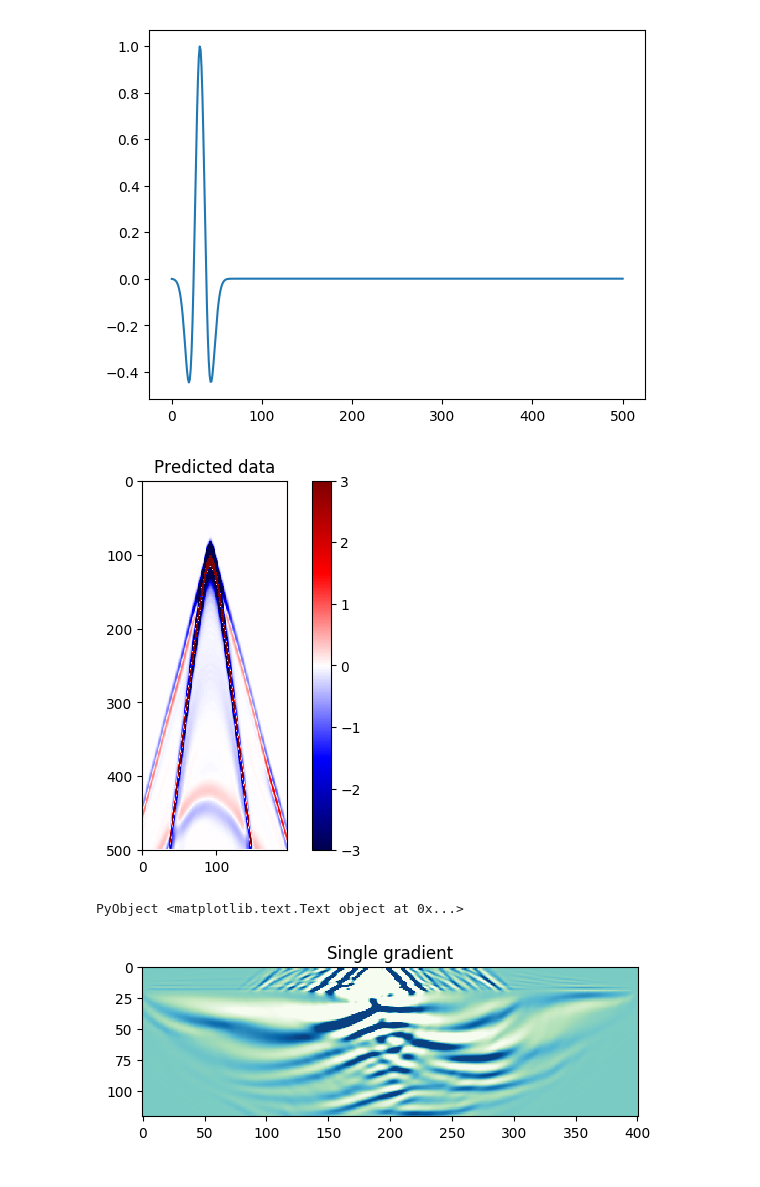
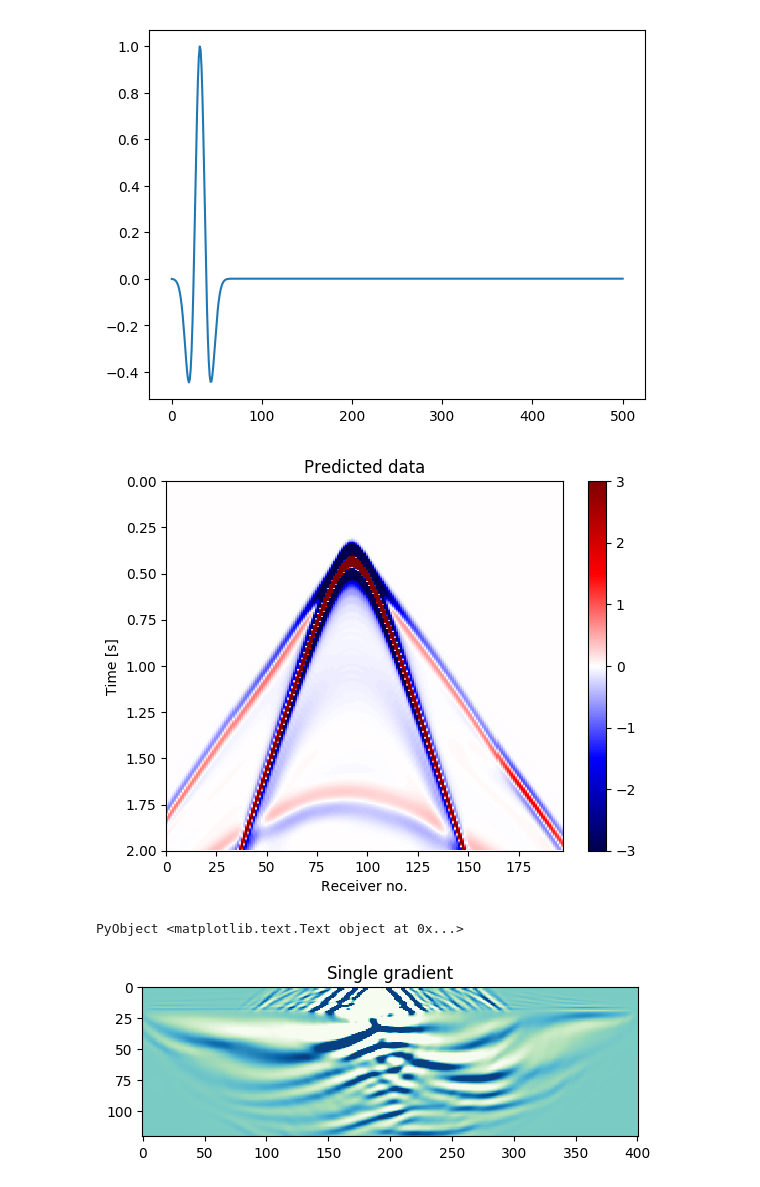
Before and after one commit to seg/tutorials-2018, a Jupyter notebook: 1802_FWI_Inversion/Notebook/full_waveform_inversion.ipynb, the cells around one changed output. Cells and saved outputs as stored; diff of their text form; code cells hidden in the pictures.

```diff
--- a/1802_FWI_Inversion/Notebook/full_waveform_inversion.ipynb
+++ b/1802_FWI_Inversion/Notebook/full_waveform_inversion.ipynb
@@ -19,5 +19,7 @@ println(typeof(d_obs))
 # %% [output]
 JUDI.TimeModeling.judiVector{Float32}
 # %%
-imshow(d_obs.data[15], cmap="seismic", vmin=-3, vmax=3); colorbar(); title("Observed data")
+imshow(d_obs.data[8], cmap="seismic", vmin=-3, vmax=3, extent=[0,size(d_obs.data[8],2),2,0]);
+ax1 = gca(); ax1[:set_aspect]("auto"); xlabel("Receiver no."); ylabel("Time [s]")
+colorbar(); title("Observed data")
 # %% [output]
@@ -38,11 +40,13 @@ Ainv = judiModeling(info, model0);
 Pr = judiProjection(info, d_obs.geometry);
 Ps = judiProjection(info, q.geometry);
 # %%
-i = 15;
+i = 8;
 d_pred = Pr[i]*Ainv[i]*Ps[i]'*q[i];
-imshow(d_pred.data[1], cmap="seismic", vmin=-3, vmax=3); colorbar(); title("Predicted data")
+imshow(d_pred.data[1], cmap="seismic", vmin=-3, vmax=3, extent=[0,size(d_obs.data[8],2),2,0]);
+ax1 = gca(); ax1[:set_aspect]("auto"); xlabel("Receiver no."); ylabel("Time [s]")
+colorbar(); title("Predicted data")
 # %% [output]
-[figure, old version]
+[figure, new version]
 PyObject <matplotlib.text.Text object at 0x...>
 # %%
 J = judiJacobian(Pr*Ainv*Ps',q);
```
Also changed, not shown: parts of 7 cells of this notebook, 6 other files.
